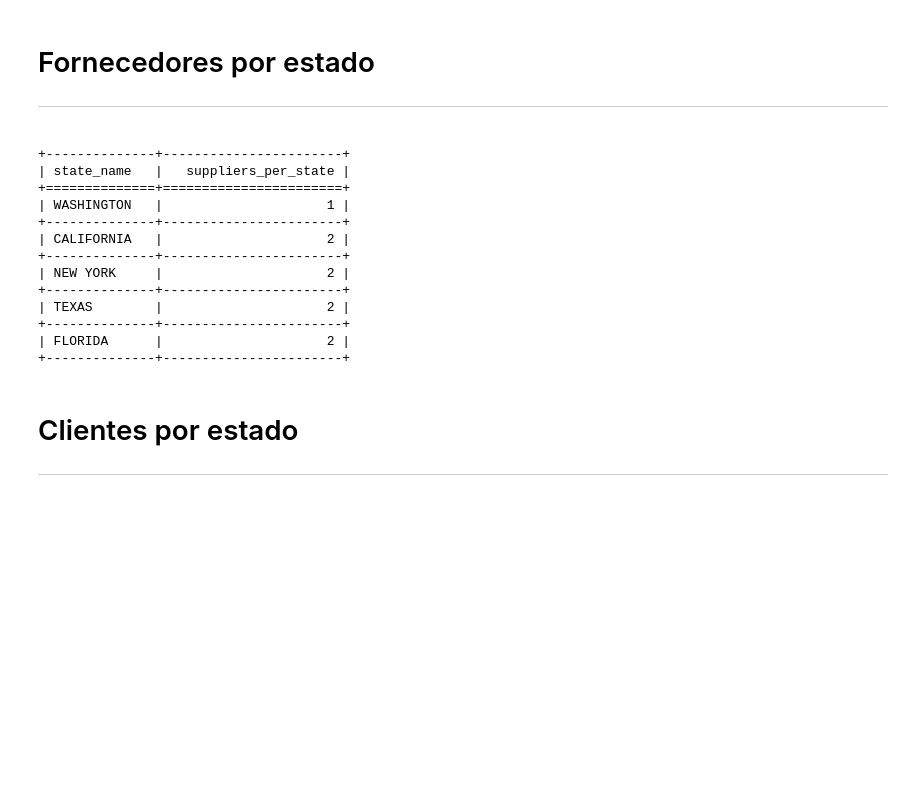
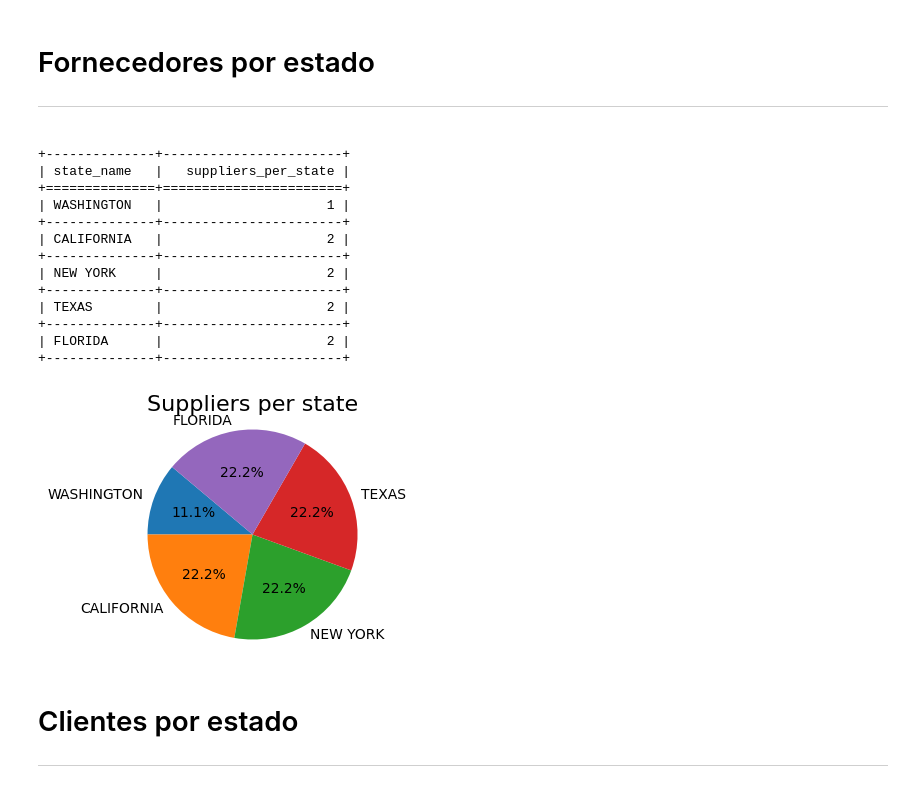
Before and after one commit to renemichelnunes/banco, a Jupyter notebook: questoes.ipynb, the cells around one changed output. Saved outputs shown, nothing was run; the diff lists cells and outputs as text; code cells hidden in the pictures; blank space fills up the shorter version.

```diff
--- a/questoes.ipynb
+++ b/questoes.ipynb
@@ -619,7 +619,7 @@ for year in range(2022, 2024):
             category = [row[0] for row in rows]
             total_revenue = [row[1] for row in rows]
 
-            if(len(category) != 0):
+            if(len(category) > 0):
                 plt.figure(figsize=(5, 4))
                 bars = plt.bar(category, total_revenue, color='blue')
                 plt.xlabel('Category')
@@ -714,7 +714,7 @@ for year in range(2022, 2024):
         seller_name = [row[0] for row in rows]
         commission = [row[1] for row in rows]
 
-        if(len(seller_name) != 0):
+        if(len(seller_name) > 0):
             plt.figure(figsize=(5, 4))
             bars = plt.bar(seller_name, commission, color='blue')
             plt.xlabel('Sellers')
@@ -783,7 +783,7 @@ for year in range(2022, 2024):
             seller_name = [row[0] for row in rows]
             commission = [row[1] for row in rows]
 
-            if(len(seller_name) != 0):
+            if(len(seller_name) > 0):
                 plt.figure(figsize=(5, 4))
                 bars = plt.bar(seller_name, commission, color='blue')
                 plt.xlabel('Sellers')
@@ -872,7 +872,7 @@ for year in range(2022, 2024):
             seller_name = [row[0] for row in rows]
             commission = [row[1] for row in rows]
 
-            if(len(seller_name) != 0):
+            if(len(seller_name) > 0):
                 plt.figure(figsize=(5, 4))
                 bars = plt.bar(seller_name, commission, color='blue')
                 plt.xlabel('Sellers')
@@ -954,34 +954,35 @@ GROUP BY
 	st.state_name
 """
 try:
     cursor.execute(query)
     rows = cursor.fetchall()
     print(tabulate(rows, headers=['state_name', 'suppliers_per_state'], tablefmt='grid'))
     state_name = [row[0] for row in rows]
     suppliers_per_state = [row[1] for row in rows]
 
-    if(len(state_name) != 0):
+    if(len(state_name) > 0):
         plt.figure(figsize=(5, 3))
         plt.pie(suppliers_per_state, labels=state_name, autopct='%1.1f%%', startangle=140)
         plt.axis('equal')
         plt.title("Suppliers per state", fontsize = 16)
         plt.show()
 except psycopg2.Error as e:
     print("Erro - ", e)
 # %% [output]
 +--------------+-----------------------+
 | state_name   |   suppliers_per_state |
 +==============+=======================+
 | WASHINGTON   |                     1 |
 +--------------+-----------------------+
 | CALIFORNIA   |                     2 |
 +--------------+-----------------------+
 | NEW YORK     |                     2 |
 +--------------+-----------------------+
 | TEXAS        |                     2 |
 +--------------+-----------------------+
 | FLORIDA      |                     2 |
 +--------------+-----------------------+
+[figure, added]
 # %% [markdown]
 <h1>Clientes por estado<h1>
 <hr>
```
Also changed, not shown: parts of 1 cell of this notebook.
